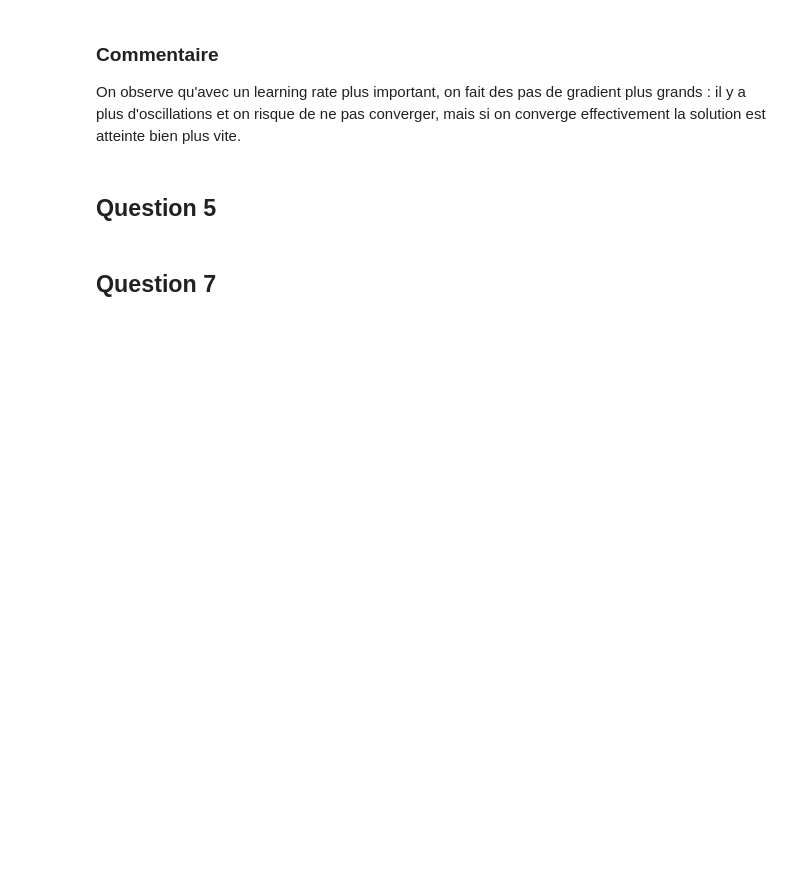
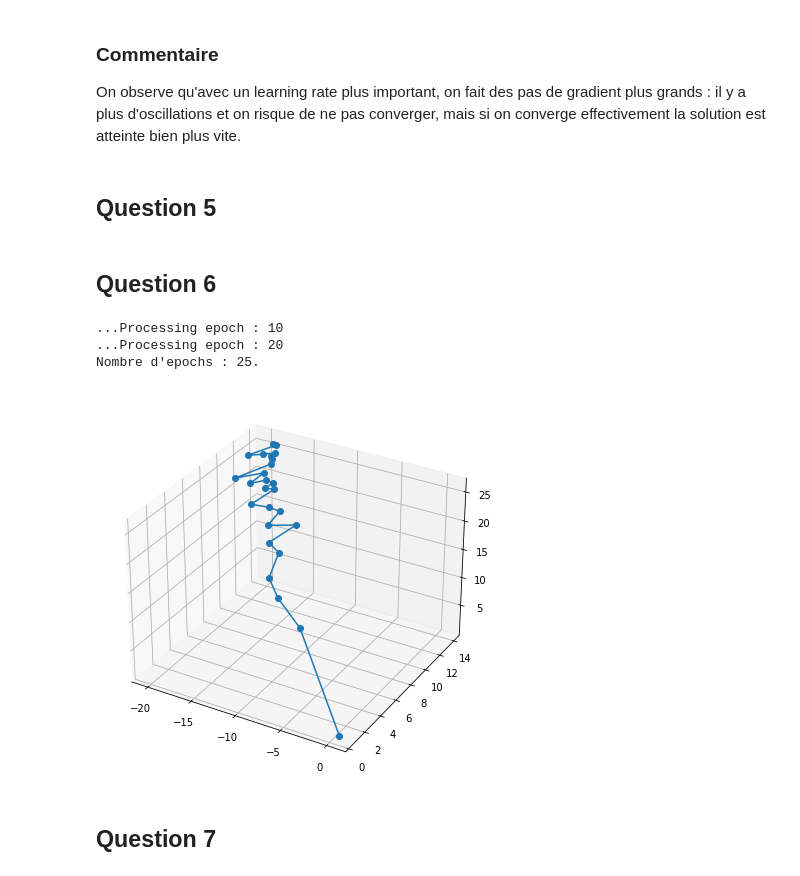
Before and after one commit to SnowHawkeye/sdia-labs, a Jupyter notebook: deep/TP1_SALEM_SALEM.ipynb, the cells around one changed output. Saved outputs shown, nothing was run; the diff lists cells and outputs as text; code cells hidden in the pictures; blank space fills up the shorter version.

```diff
--- a/deep/TP1_SALEM_SALEM.ipynb
+++ b/deep/TP1_SALEM_SALEM.ipynb
@@ -95,6 +105,47 @@ display_descent(thetas)
 On observe qu'avec un learning rate plus important, on fait des pas de gradient plus grands : il y a plus d'oscillations et on risque de ne pas converger, mais si on converge effectivement la solution est atteinte bien plus vite.
 # %% [markdown]
 ## Question 5
+# %%
+def stochastic_gradient_descent(X_plus, labels, learn_rate, epoch_max):
+    theta = np.random.rand(3)
+    history = [theta]
+    theta_new = theta
+    N_epoch = 0
+
+    while(True):
+        N_epoch += 1
+        if(N_epoch%10 == 0): print(f"...Processing epoch : {N_epoch}")
+
+        # Permutation of data
+        data_and_labels = np.hstack([X_plus, labels.reshape(len(X_plus),1)])
+        data_and_labels = np.random.permutation(data_and_labels)
+
+        X_plus_shuffled = data_and_labels[:,:3]
+        labels_shuffled = data_and_labels[:,3]
+
+        for i in range(len(X_plus_shuffled)) :
+            theta = theta_new
+            pred = sgm(X_plus_shuffled[i].dot(theta))
+            err = pred - labels_shuffled[i]
+            g = X_plus_shuffled[i]*err
+            theta_new = theta - learn_rate*g
+
+        history.append(theta_new)
+
+        if(not((np.linalg.norm(theta_new-theta) > 10e-8) and (N_epoch < epoch_max))): break
+
+    return history[-1], np.array(history), N_epoch
+# %% [markdown]
+## Question 6
+# %%
+theta_stoch, thetas_stoch, epochs_stoch = stochastic_gradient_descent(X_plus, labels, 1.5, 100)
+print(f"Nombre d'epochs : {epochs_stoch}.")
+display_descent(thetas_stoch)
+# %% [output]
+...Processing epoch : 10
+...Processing epoch : 20
+Nombre d'epochs : 25.
+[figure, added]
 # %% [markdown]
 ## Question 7
 # %%
```
Also changed, not shown: parts of 14 cells of this notebook, 1 other file.
